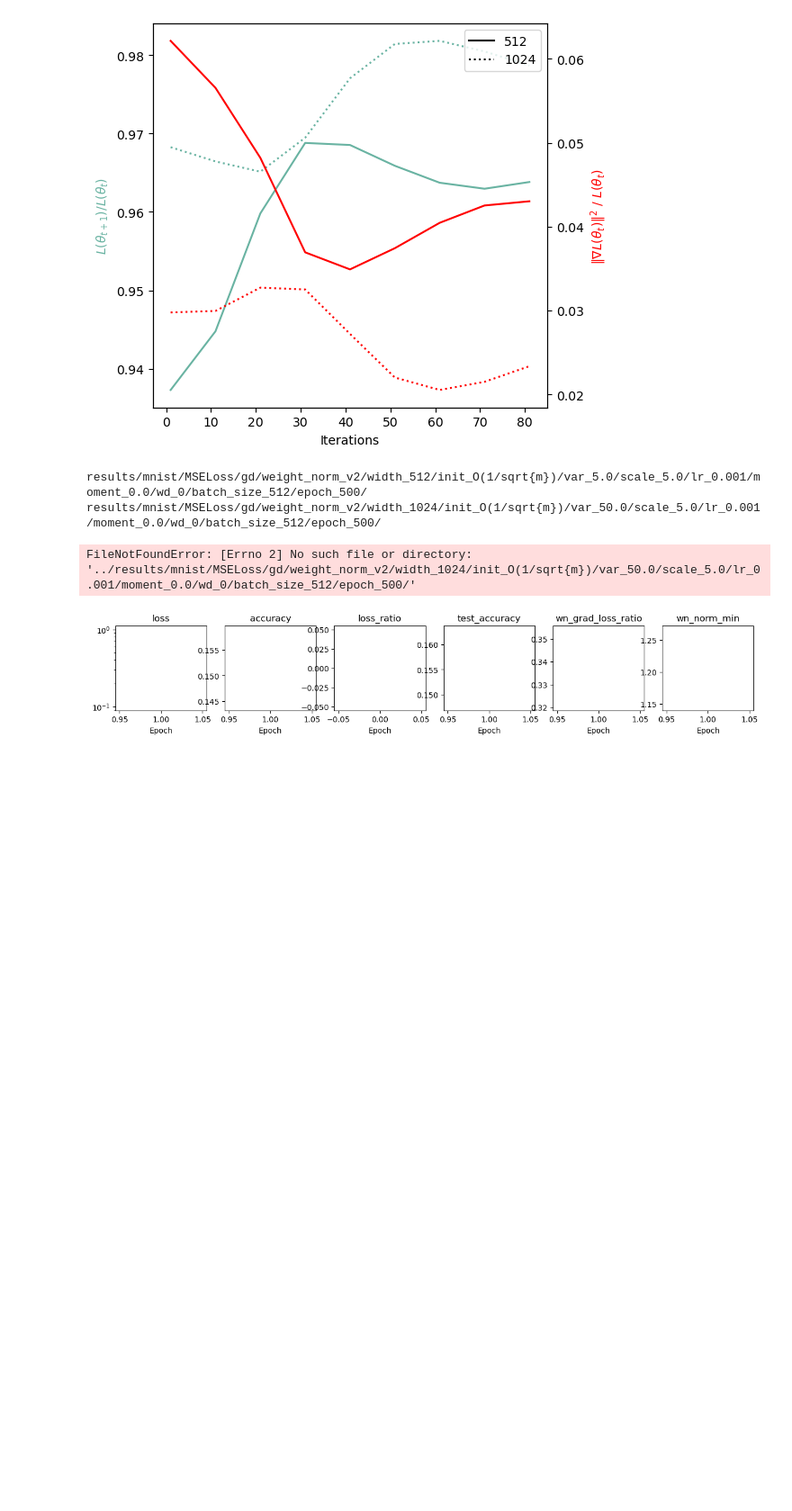
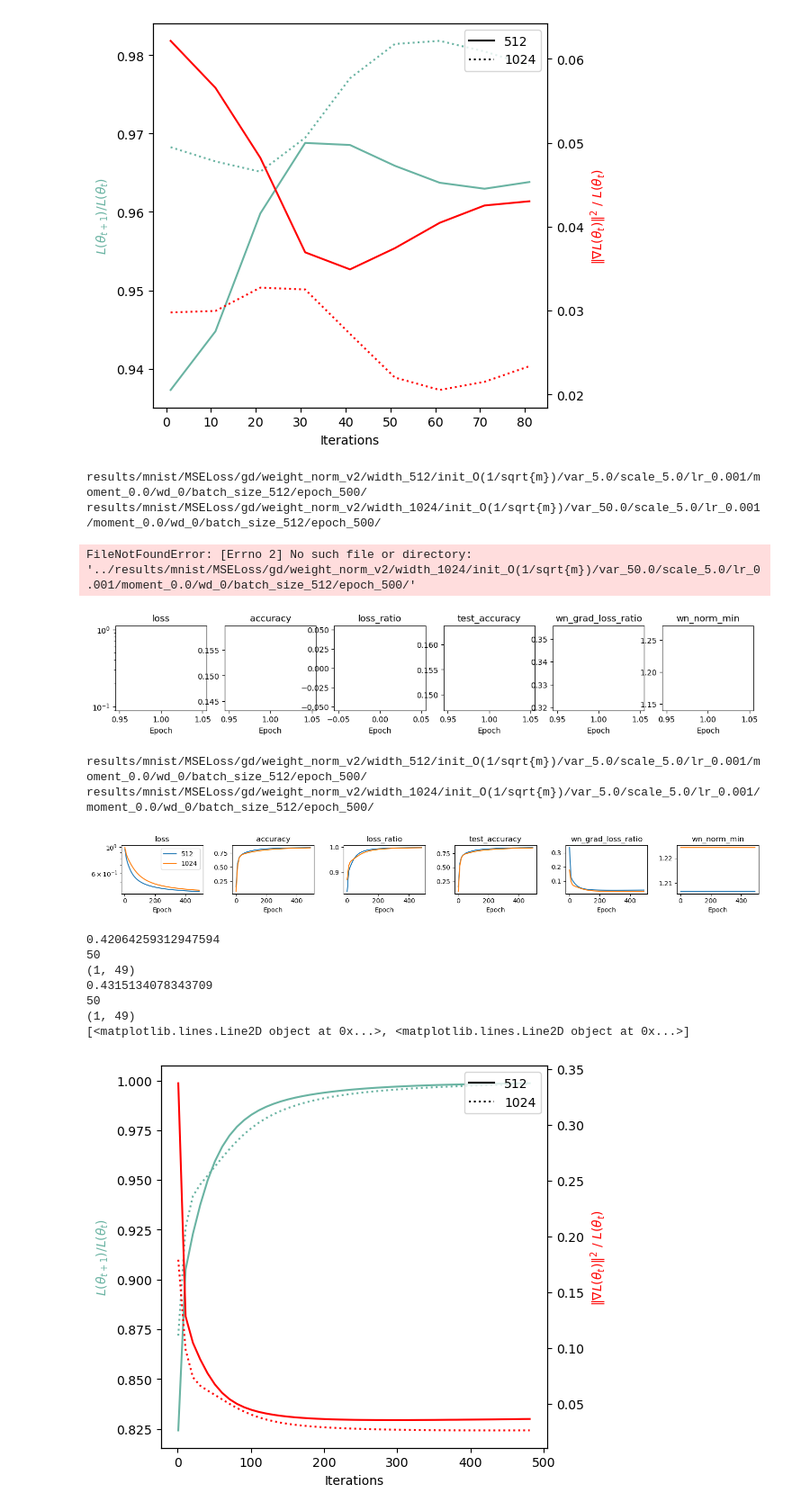
Before and after one commit to lucmonl/mlopt, a Jupyter notebook: notebook/weight_norm.ipynb, the cells around one changed output. Shown at 90% size. Saved outputs shown, nothing was run; the diff lists cells and outputs as text; code cells hidden in the pictures; blank space fills up the shorter version.

```diff
--- a/notebook/weight_norm.ipynb
+++ b/notebook/weight_norm.ipynb
@@ -1436,27 +1436,39 @@ FileNotFoundError: [Errno 2] No such file or directory: '../results/mnist/MSELos
 # %%
 from plot_functions import plot_figures_opts_attrs, plot_loss_ratio_vs_grad
 from main import graphs
 
 lr, dataset_name, loss_name, opt_name, momentum, weight_decay, batch_size, epochs = 0.001, "mnist", 'MSELoss', "gd", 0.0, 0, 512, 500
 model_name = "weight_norm_v2"
 wn_init_mode, wn_basis_var, wn_scale= "O(1/sqrt{m})", 5.0, 5.0
 
 model_params = {}
 model_params[1] = {"width": 256, "init": wn_init_mode, "var": wn_basis_var, "scale": wn_scale,}
 model_params[512] = {"width": 512, "init": wn_init_mode, "var": 5.0, "scale": wn_scale}
-model_params[1024] = {"width": 1024, "init": wn_init_mode, "var": 50.0, "scale": wn_scale}
+model_params[1024] = {"width": 1024, "init": wn_init_mode, "var": 5.0, "scale": wn_scale}
 model_params[2048] = {"width": 2048, "init": wn_init_mode, "var": wn_basis_var, "scale": wn_scale}
 model_params[4096] = {"width": 4096, "init": wn_init_mode, "var": wn_basis_var, "scale": wn_scale}
 
 opt_params = {}
 opt_params[1] = {'lr': lr, 'dataset_name':dataset_name, 'loss': loss_name, 'opt':opt_name, 'model_name':model_name, 'momentum':momentum, 'weight_decay':weight_decay, 'batch_size':batch_size, 'epochs':epochs}
 opt_params[512] = {'lr': lr, 'dataset_name':dataset_name, 'loss': loss_name, 'opt':opt_name, 'model_name':model_name, 'momentum':momentum, 'weight_decay':weight_decay, 'batch_size':batch_size, 'epochs':epochs}
 opt_params[1024] = {'lr': lr, 'dataset_name':dataset_name, 'loss': loss_name, 'opt':opt_name, 'model_name':model_name, 'momentum':momentum, 'weight_decay':weight_decay, 'batch_size':batch_size, 'epochs':epochs}
 opt_params[2048] = {'lr': lr, 'dataset_name':dataset_name, 'loss': loss_name, 'opt':opt_name, 'model_name':model_name, 'momentum':momentum, 'weight_decay':weight_decay, 'batch_size':batch_size, 'epochs':epochs}
 opt_params[4096] = {'lr': lr, 'dataset_name':dataset_name, 'loss': loss_name, 'opt':opt_name, 'model_name':model_name, 'momentum':momentum, 'weight_decay':weight_decay, 'batch_size':batch_size, 'epochs':epochs}
 
 #opt_params['norm-sgd'] = {"adv_eta":0.05, 'lr': lr, 'dataset_name':dataset_name, 'loss': loss_name, 'opt':'norm-sgd', 'model_name':model_name, 'momentum':momentum, 'weight_decay':weight_decay, 'batch_size':batch_size, 'epochs':5000}
 #opt_params['norm-sgd-0.1'] = {"adv_eta":0.01, 'lr': lr, 'dataset_name':dataset_name, 'loss': loss_name, 'opt':'norm-sgd', 'model_name':model_name, 'momentum':momentum, 'weight_decay':weight_decay, 'batch_size':batch_size, 'epochs':epochs}
 
 plot_figures_opts_attrs([512, 1024], model_params, opt_params, attrs=["loss", "accuracy", "loss_ratio", "test_accuracy", 'wn_grad_loss_ratio', 'wn_norm_min'])
 plot_loss_ratio_vs_grad([512, 1024], model_params, opt_params)
+# %% [output]
+results/mnist/MSELoss/gd/weight_norm_v2/width_512/init_O(1/sqrt{m})/var_5.0/scale_5.0/lr_0.001/moment_0.0/wd_0/batch_size_512/epoch_500/
+results/mnist/MSELoss/gd/weight_norm_v2/width_1024/init_O(1/sqrt{m})/var_5.0/scale_5.0/lr_0.001/moment_0.0/wd_0/batch_size_512/epoch_500/
+[figure, added]
+0.42064259312947594
+50
+(1, 49)
+0.4315134078343709
+50
+(1, 49)
+[<matplotlib.lines.Line2D object at 0x...>, <matplotlib.lines.Line2D object at 0x...>]
+[figure, added]
```
Also changed, not shown: 2 other files.
